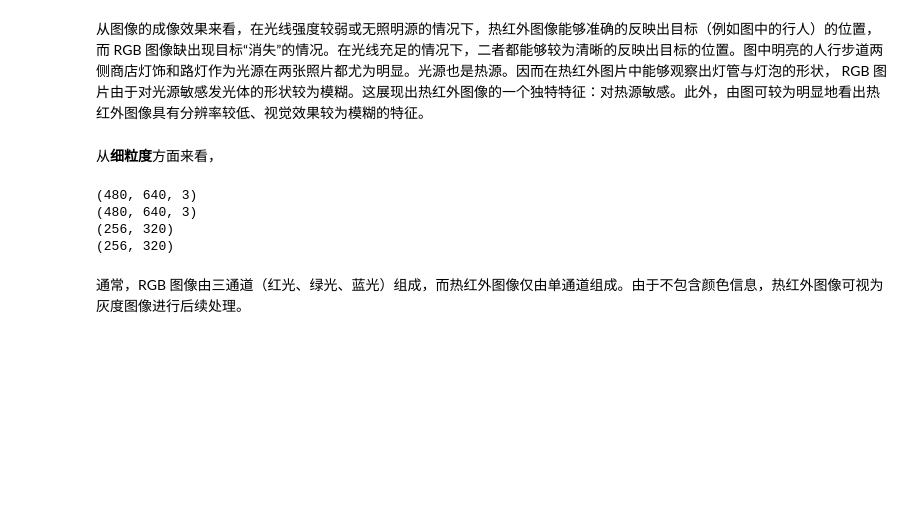
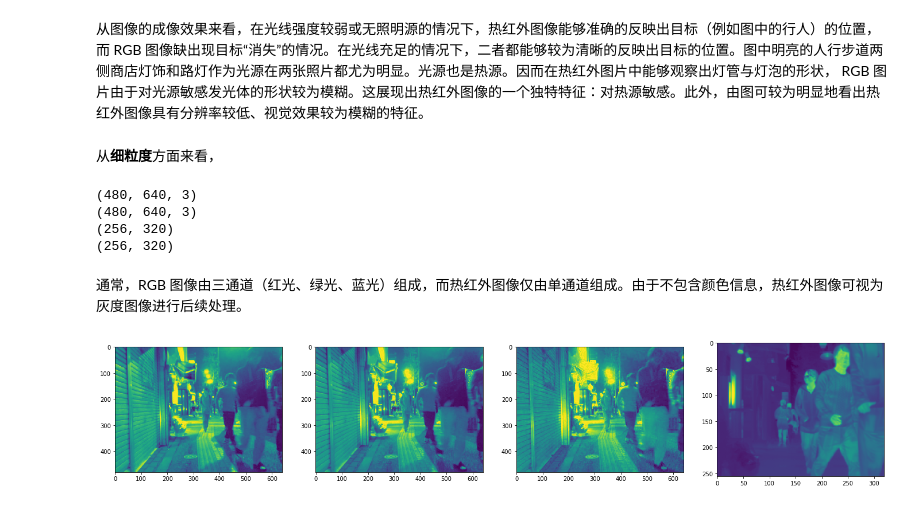
Before and after one commit to HanlynnKe/TIR-Tracking, a Jupyter notebook: FFB-TIR-tracking-1.ipynb, the cells around one changed output. Cells and saved outputs as stored; diff of their text form; code cells hidden in the pictures; blank space fills up the shorter version.

```diff
--- a/FFB-TIR-tracking-1.ipynb
+++ b/FFB-TIR-tracking-1.ipynb
@@ -43,3 +43,25 @@ print(im_bright_t.shape)
 (256, 320)
 # %% [markdown]
 通常，RGB 图像由三通道（红光、绿光、蓝光）组成，而热红外图像仅由单通道组成。由于不包含颜色信息，热红外图像可视为灰度图像进行后续处理。
+# %%
+def pick_channel(im, h, w, c):
+    # r = 0, g = 1, b = 2
+    picker = np.zeros((h, w), dtype=np.float)
+    for i in range(h):
+        for j in range(w):
+            picker[i][j] = im[i][j][c]
+
+    return picker
+
+channel_r = pick_channel(im_bright_r, 480, 640, 0)
+channel_g = pick_channel(im_bright_r, 480, 640, 1)
+channel_b = pick_channel(im_bright_r, 480, 640, 2)
+
+fig, ax = plt.subplots(nrows=1, ncols=4, figsize = (24, 6))
+ax[0].imshow(channel_r)
+ax[1].imshow(channel_g)
+ax[2].imshow(channel_b)
+ax[3].imshow(im_bright_t)
+plt.show()
+# %% [output]
+[figure, added]
```
Also changed, not shown: parts of 4 cells of this notebook.
